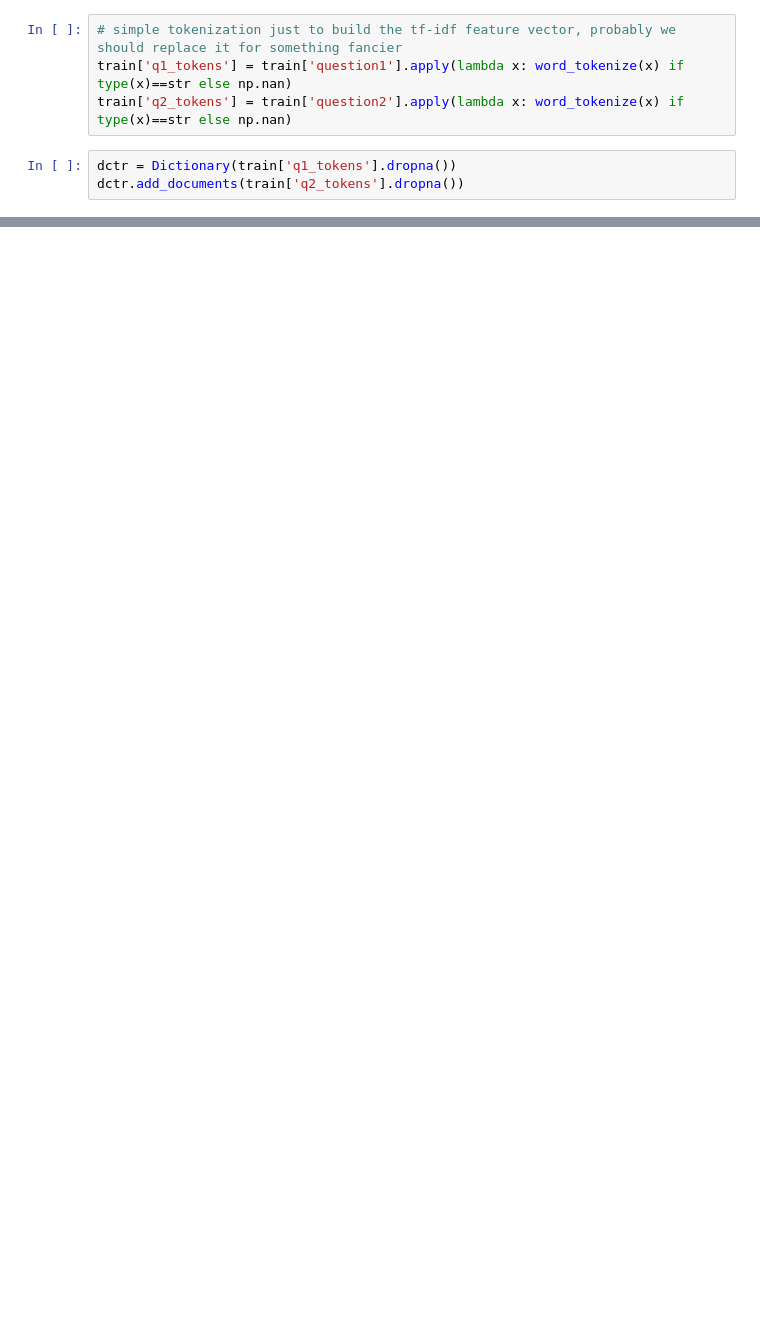
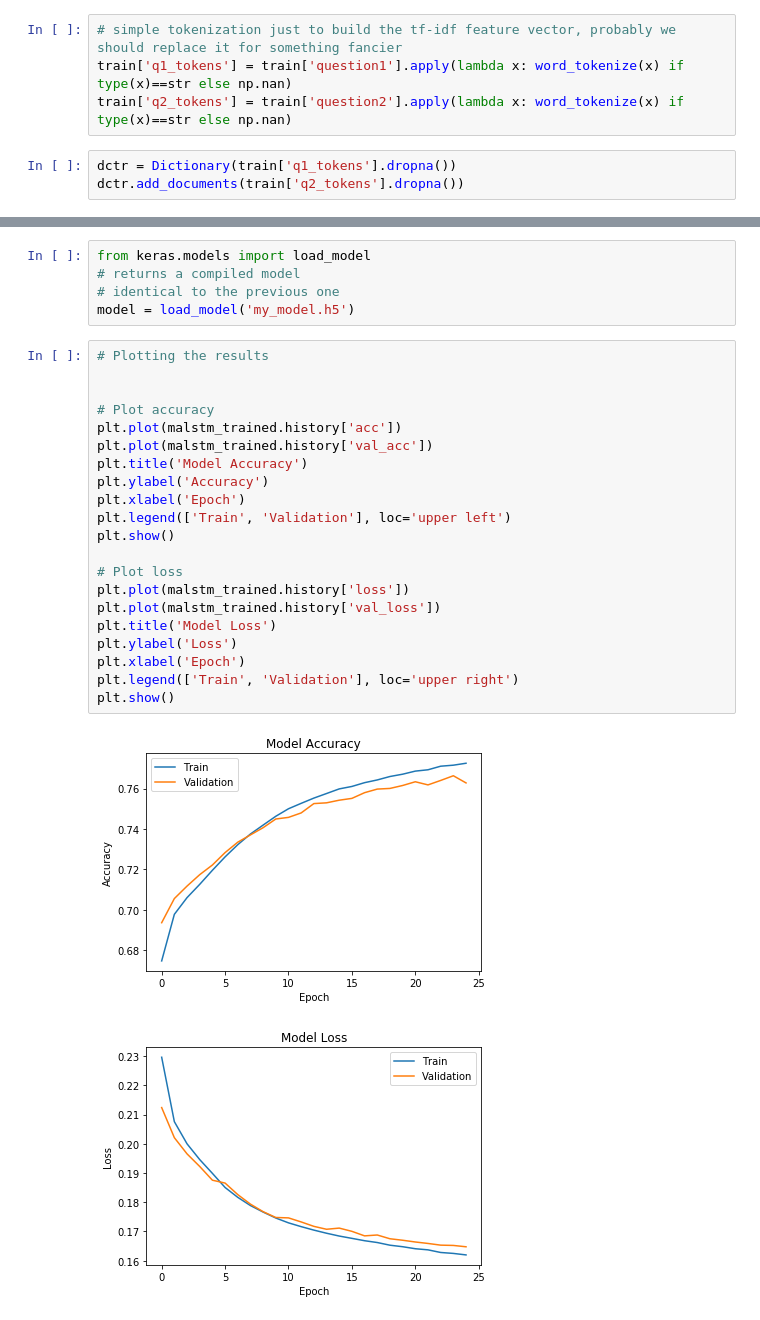
Before and after one commit to jmellafe/question_deduplication, a Jupyter notebook: NLP_Project_version_hend.ipynb, the cells around one changed output, grey strips where cells are left out. Drawn from its saved outputs; the diff is of its cells as text; blank space fills up the shorter version.

```diff
--- a/NLP_Project_version_hend.ipynb
+++ b/NLP_Project_version_hend.ipynb
@@ -161,0 +471,29 @@ The mean max numbers of digits in  of questions including numbers :  0.116220703
+# %%
+from keras.models import load_model
+# returns a compiled model
+# identical to the previous one
+model = load_model('my_model.h5')
+# %%
+# Plotting the results
+
+
+# Plot accuracy
+plt.plot(malstm_trained.history['acc'])
+plt.plot(malstm_trained.history['val_acc'])
+plt.title('Model Accuracy')
+plt.ylabel('Accuracy')
+plt.xlabel('Epoch')
+plt.legend(['Train', 'Validation'], loc='upper left')
+plt.show()
+
+# Plot loss
+plt.plot(malstm_trained.history['loss'])
+plt.plot(malstm_trained.history['val_loss'])
+plt.title('Model Loss')
+plt.ylabel('Loss')
+plt.xlabel('Epoch')
+plt.legend(['Train', 'Validation'], loc='upper right')
+plt.show()
+# %% [output]
+[figure, added]
+[figure, added]
```
Also changed, not shown: parts of 20 cells of this notebook.
